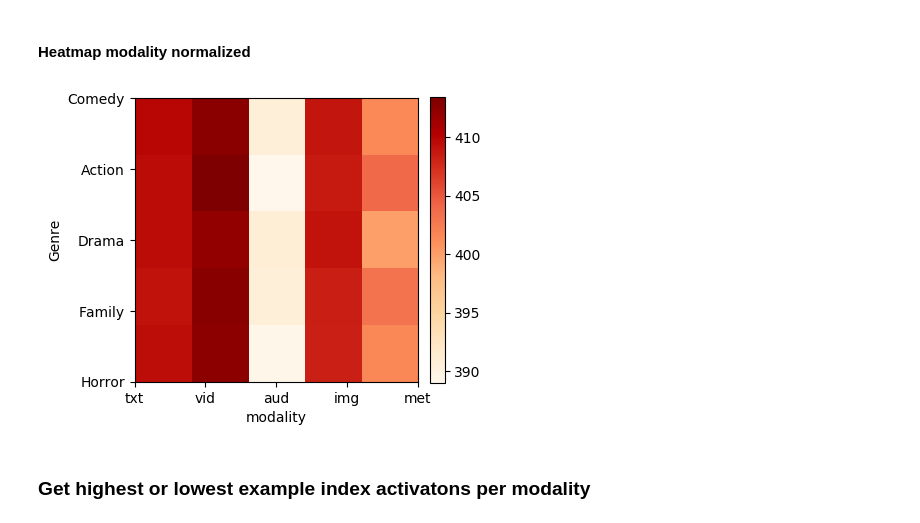
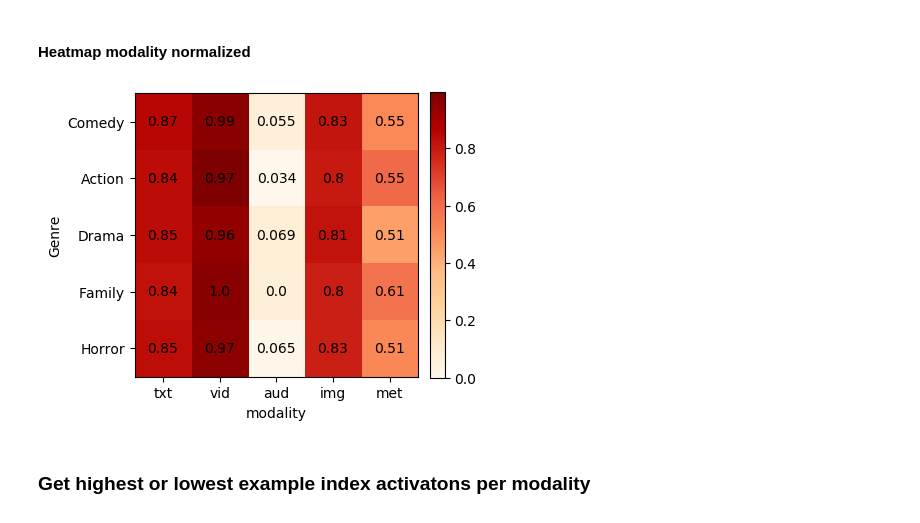
Before and after one commit to IsaacRodgz/multimodal-transformers-movies, a Jupyter notebook: Analysis.ipynb, the cells around one changed output. Cells and saved outputs as stored; diff of their text form; code cells hidden in the pictures.

Commit message:
Update Analysis and Visualize attentions Notebooks

```diff
--- a/Analysis.ipynb
+++ b/Analysis.ipynb
@@ -363,37 +363,66 @@ def forceAspect(ax,aspect):
     im = ax.get_images()
     extent =  im[0].get_extent()
     ax.set_aspect(abs((extent[1]-extent[0])/(extent[3]-extent[2]))/aspect)
     #plt.colorbar()
 
 fig = plt.figure()
 #fig.set_size_inches(5,10)
 fig.set_size_inches(4,5)
 ax = fig.add_subplot(111)
 
 selected_idxs = [2,3,5,6,7]
 #selected_idxs = [i for i in range(len(label_names))]
 selected_label_names = [label_names[idx] for idx in selected_idxs]
+genre_rates_norm = (genre_rates-np.min(genre_rates))/(np.max(genre_rates)-np.min(genre_rates))
 
-img = plt.imshow(genre_rates[selected_idxs], extent=[0,4,genre_rates[selected_idxs].shape[0]-1,0], cmap='OrRd')
+img = plt.imshow(genre_rates_norm[selected_idxs], extent=[0,4,genre_rates_norm[selected_idxs].shape[0]-1,0], cmap='OrRd')
 #forceAspect(ax, aspect=0.5)
 modality_xticks = ['txt','vid','aud','img', 'met']
 ax.set_xticklabels(modality_xticks);
 plt.yticks(range(len(selected_label_names)), selected_label_names);
+ax.set_xticks([0.4, 1.2, 2, 2.8, 3.6])
+ax.set_yticks([0.4, 1.2, 2, 2.8, 3.6])
 ax.set_xlabel('modality');
 ax.set_ylabel('Genre');
+plt.colorbar(img, fraction=0.046, pad=0.04);
+
+'''
+Place values inside cell
+'''
+
+# Limits for the extent
+size=5
+x_start = 0.
+x_end = 4.0
+y_start = 0.
+y_end = 4.0
+
+extent = [x_start, x_end, y_start, y_end]
+
+# Add the text
+jump_x = (x_end - x_start) / (2.0 * size)
+jump_y = (y_end - y_start) / (2.0 * size)
+x_positions = np.linspace(start=x_start, stop=x_end, num=size, endpoint=False)
+y_positions = np.linspace(start=y_start, stop=y_end, num=size, endpoint=False)
+
+for y_index, y in enumerate(y_positions):
+    for x_index, x in enumerate(x_positions):
+        label = genre_rates_norm[y_index, x_index]
+        text_x = x + jump_x
+        text_y = y + jump_y
+        ax.text(text_x, text_y, f'{label:.2}', color='black', ha='center', va='center')
+
 
 #divider = make_axes_locatable(ax)
 #cax = divider.append_axes("right", size="5%", pad=0.05)
 #plt.colorbar(img, cax=cax)
 
-plt.colorbar(img, fraction=0.046, pad=0.04);
-
 #clb = plt.colorbar();
 
 #clb.ax.set_title('GMU activation')
 #plt.savefig('GMU_activations.png', bbox_inches='tight')
 # %% [output]
-[figure, old version]
+[figure, new version]
 # %% [markdown]
 ### Get highest or lowest example index activatons per modality
 # %%
```
Also changed, not shown: parts of 5 cells of this notebook.
